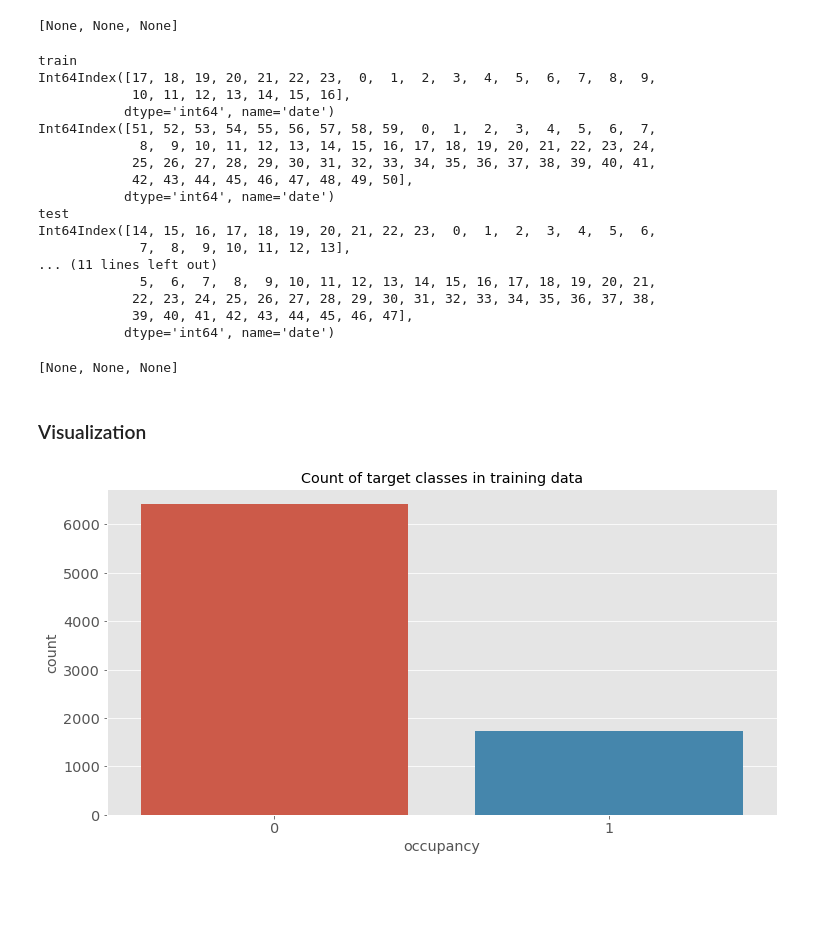
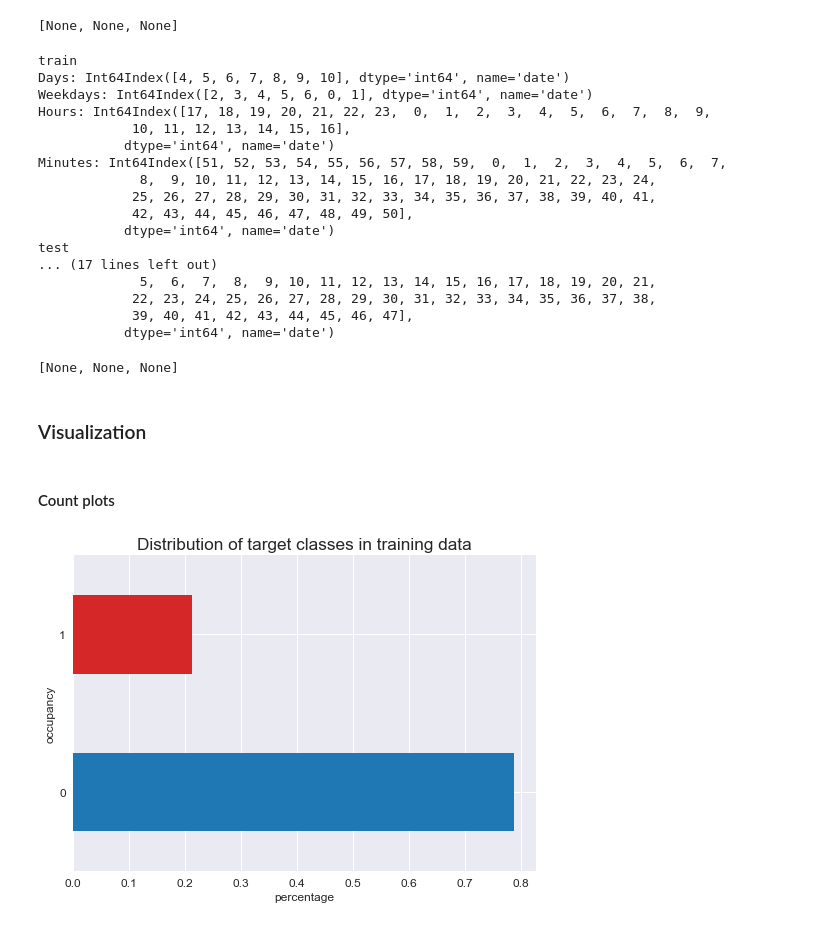
Before and after one commit to slangenbach/hvac-optimization, a Jupyter notebook: notebooks/01-exploration.ipynb, the cells around one changed output. Drawn from its saved outputs; the diff is of its cells as text; code cells hidden in the pictures; blank space fills up the shorter version.

```diff
--- a/notebooks/01-exploration.ipynb
+++ b/notebooks/01-exploration.ipynb
@@ -22,16 +22,14 @@ interim_data_path = root_path.joinpath("data/interim")
 figure_path = root_path.joinpath("references/figures")
 # %%
 # use ggplot styling for all plots
-mpl.style.use('ggplot')
+mpl.style.use("seaborn")
 mpl.rcParams.update({
     # set figure size to A5 landscape for all plots
-    #"figure.figsize": (8.3, 5.8),
-    "figure.figsize": (12, 6),  # 100 dpi
-    "axes.labelsize": "x-large",
-    "axes.titlesize": "x-large",
-    "xtick.labelsize": "x-large",
-    "ytick.labelsize": "x-large"})
-#sns.set(rc={"figure.figsize": (6, 3)})
+    "figure.figsize": (8.3, 5.8),
+    "axes.labelsize": "large",
+    "axes.titlesize": "xx-large",
+    "xtick.labelsize": "large",
+    "ytick.labelsize": "large"})
 # %% [markdown]
 ### Load data
 # %%
@@ -154,21 +152,26 @@ valid
 Name: occupancy, dtype: float64
 [None, None, None]
 # %%
-[print(df.name, df.index.hour.unique(), df.index.minute.unique(), sep="\n") for df in dataframes]
+[print(df.name,
+       f"Days: {df.index.day.unique()}",
+       f"Weekdays: {df.index.dayofweek.unique()}",
+       f"Hours: {df.index.hour.unique()}",
+       f"Minutes: {df.index.minute.unique()}",
+       sep="\n") for df in dataframes]
 # %% [output]
 train
-Int64Index([17, 18, 19, 20, 21, 22, 23,  0,  1,  2,  3,  4,  5,  6,  7,  8,  9,
+Days: Int64Index([4, 5, 6, 7, 8, 9, 10], dtype='int64', name='date')
+Weekdays: Int64Index([2, 3, 4, 5, 6, 0, 1], dtype='int64', name='date')
+Hours: Int64Index([17, 18, 19, 20, 21, 22, 23,  0,  1,  2,  3,  4,  5,  6,  7,  8,  9,
             10, 11, 12, 13, 14, 15, 16],
            dtype='int64', name='date')
-Int64Index([51, 52, 53, 54, 55, 56, 57, 58, 59,  0,  1,  2,  3,  4,  5,  6,  7,
+Minutes: Int64Index([51, 52, 53, 54, 55, 56, 57, 58, 59,  0,  1,  2,  3,  4,  5,  6,  7,
              8,  9, 10, 11, 12, 13, 14, 15, 16, 17, 18, 19, 20, 21, 22, 23, 24,
             25, 26, 27, 28, 29, 30, 31, 32, 33, 34, 35, 36, 37, 38, 39, 40, 41,
             42, 43, 44, 45, 46, 47, 48, 49, 50],
            dtype='int64', name='date')
 test
-Int64Index([14, 15, 16, 17, 18, 19, 20, 21, 22, 23,  0,  1,  2,  3,  4,  5,  6,
-             7,  8,  9, 10, 11, 12, 13],
-... (11 lines left out)
+... (17 lines left out)
              5,  6,  7,  8,  9, 10, 11, 12, 13, 14, 15, 16, 17, 18, 19, 20, 21,
             22, 23, 24, 25, 26, 27, 28, 29, 30, 31, 32, 33, 34, 35, 36, 37, 38,
             39, 40, 41, 42, 43, 44, 45, 46, 47],
@@ -182,6 +182,13 @@ target = ["occupancy"]
+# %% [markdown]
+#### Count plots
 # %%
-count_plot_train = sns.countplot(train_df.occupancy).set_title("Count of target classes in training data")
+count_plot_train = train_df.occupancy.value_counts(normalize=True).plot(kind="barh",
+                                                                        title="Distribution of target classes in training data",
+                                                                        color=("tab:blue", "tab:red"))
+count_plot_train.set_xlabel("percentage")
+count_plot_train.set_ylabel("occupancy")
+
 save_fig(count_plot_train, figure_path, "count_plot_train")
 # %% [output]
-[figure, old version]
+[figure, new version]
 # %%
```
Also changed, not shown: parts of 18 cells of this notebook, 4 other files.
